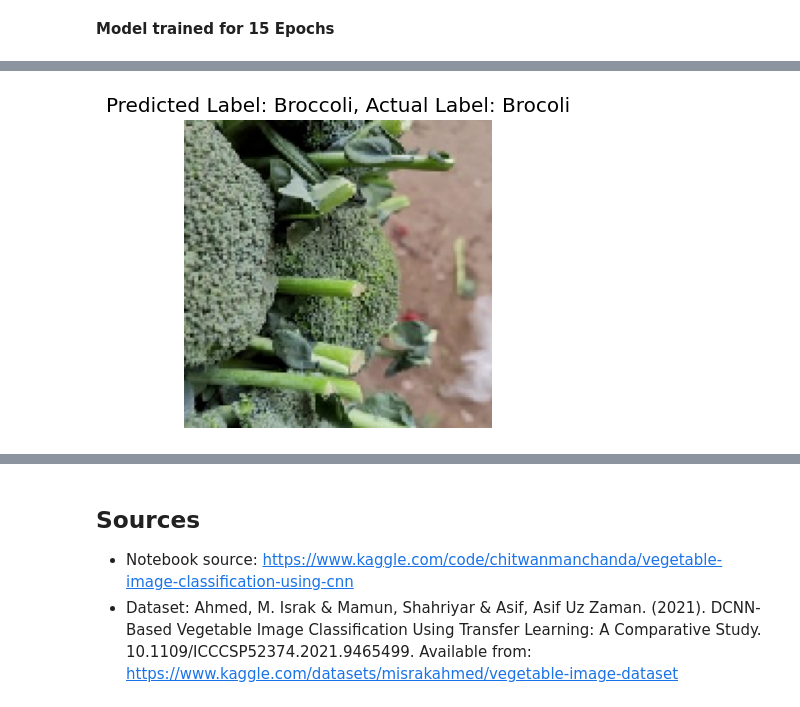
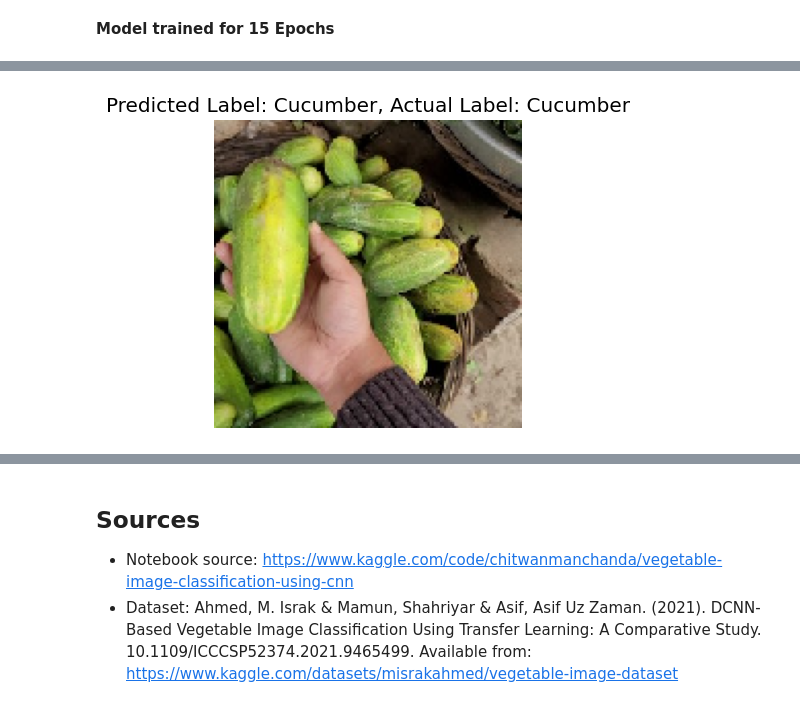
Before and after one commit to university-of-suffolk/OpenDay-20250122, a Jupyter notebook: ORworkshop/vegetable-image-classification-using-cnn.ipynb, the cells around one changed output, grey strips where cells are left out. Cells and saved outputs as stored; diff of their text form; code cells hidden in the pictures.

```diff
--- a/ORworkshop/vegetable-image-classification-using-cnn.ipynb
+++ b/ORworkshop/vegetable-image-classification-using-cnn.ipynb
@@ -333,6 +320,6 @@ model.evaluate(test_image_generator)
 # %%
 # Testing the Model
-test_image_path = './images/test/Broccoli/1011.jpg'
+test_image_path = './images/test/Cucumber/1011.jpg'
 
 def generate_predictions(test_image_path, actual_label):
 
@@ -352,5 +339,5 @@ def generate_predictions(test_image_path, actual_label):
     plt.show()
 
 # call the function
-generate_predictions(test_image_path, actual_label='Brocoli')
+generate_predictions(test_image_path, actual_label='Cucumber')
 # %% [output]
@@ -358,4 +345,4 @@ generate_predictions(test_image_path, actual_label='Brocoli')
-[figure, old version]
+[figure, new version]
 # %%
 # Let's test the model on an image from an external source
 !wget "https://www.dropbox.com/s/i020rz847u8bq09/beans.jpg?dl=0"
```
Also changed, not shown: parts of 12 cells of this notebook, 3 other files.
